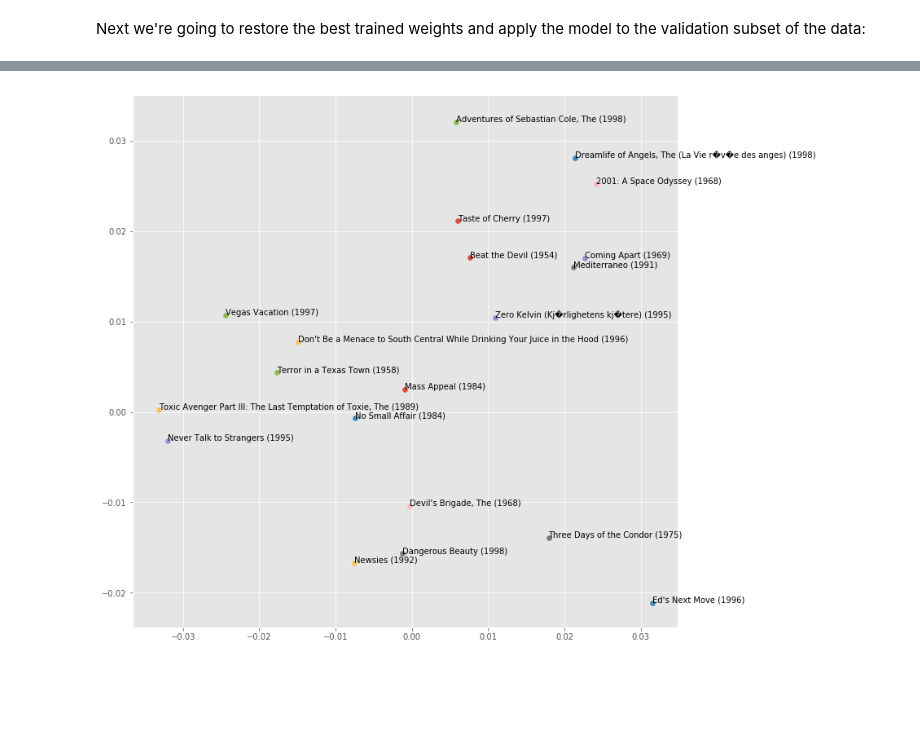
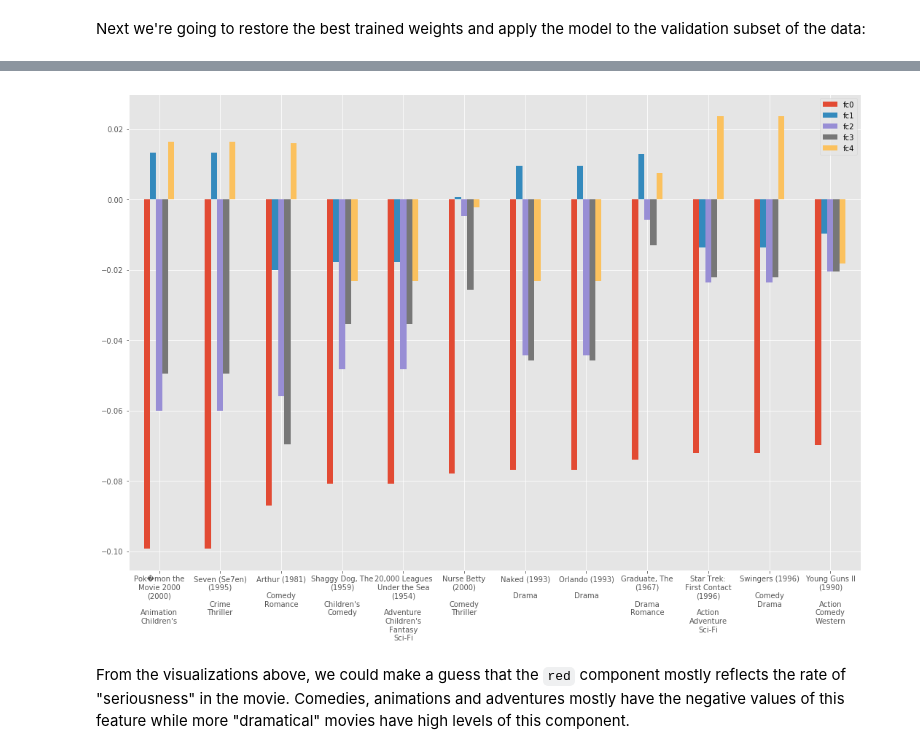
Before and after one commit to devforfu/pytorch_playground, a Jupyter notebook: movielens.ipynb, the cells around one changed output, grey strips where cells are left out. Drawn from its saved outputs; the diff is of its cells as text; code cells hidden in the pictures; blank space fills up the shorter version.

```diff
--- a/movielens.ipynb
+++ b/movielens.ipynb
@@ -629,7 +653,6 @@ titles = movies.set_index('movieId').loc[movies_index].title.values
-# %%
-fig, ax = plt.subplots(1, 1, figsize=(12, 12))
-for x, y, title in zip(subset[:, 0], subset[:, 1], titles):
-    ax.scatter(x, y)
-    ax.annotate(title, (x, y))
-# %% [output]
-[figure, removed]
+# %%
+plot_components(components_df, 'fc0', ascending=True)
+# %% [output]
+[figure, added]
+# %% [markdown]
+From the visualizations above, we could make a guess that the `red` component mostly reflects the rate of "seriousness" in the movie. Comedies, animations and adventures mostly have the negative values of this feature while more "dramatical" movies have high levels of this component.
```
Also changed, not shown: parts of 19 cells of this notebook, 1 other file.
